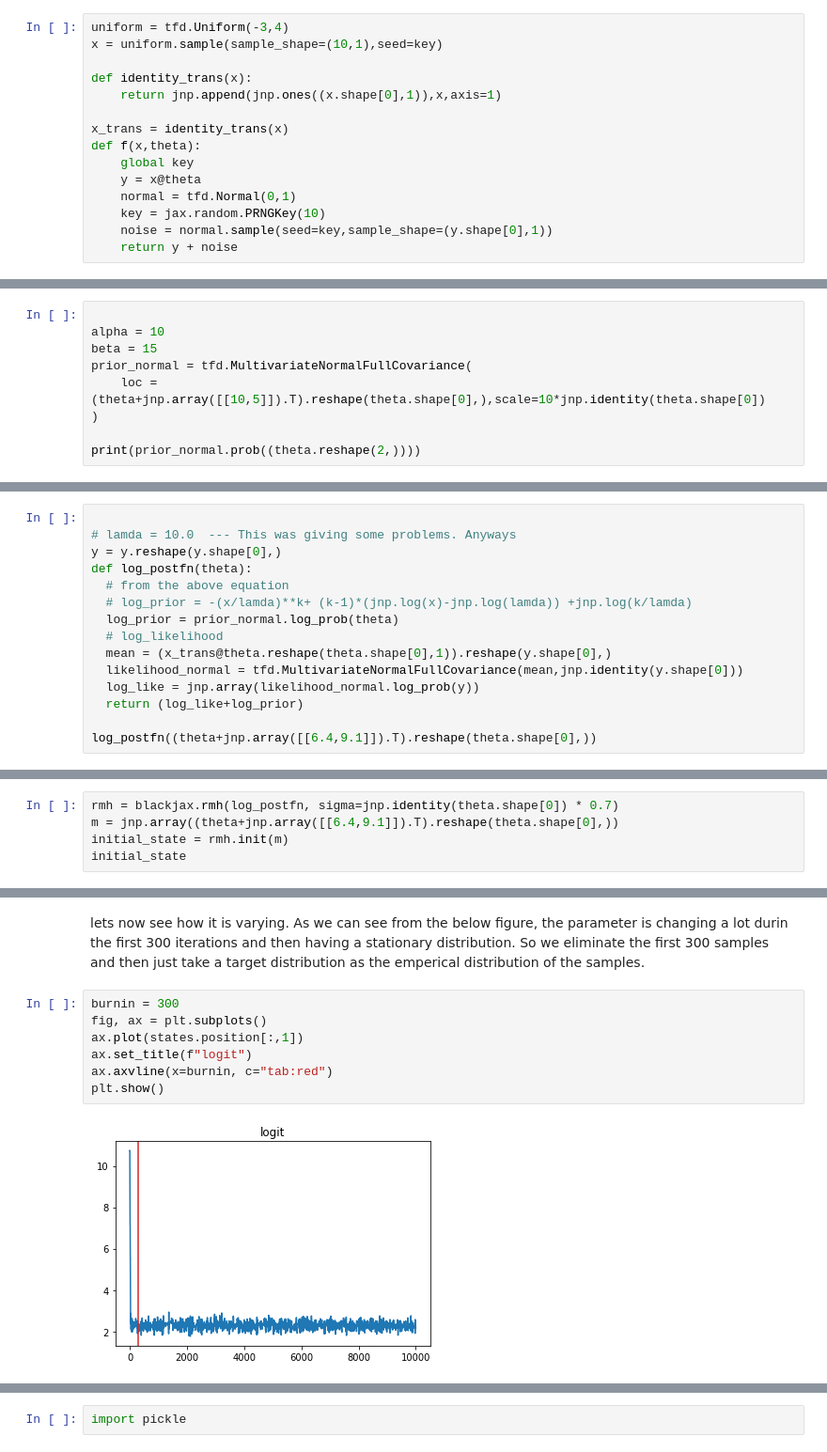
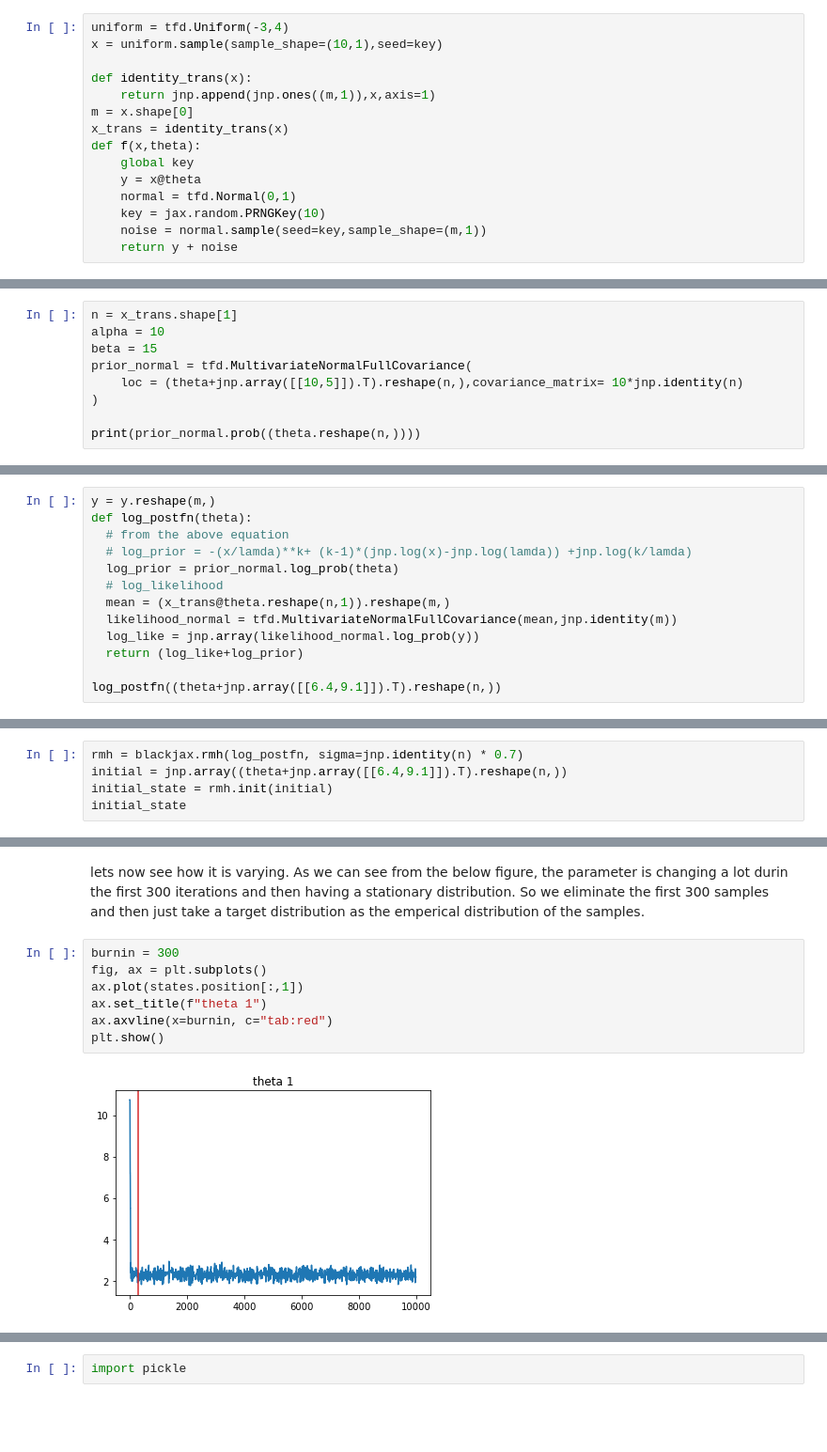
Before and after one commit to AnandShegde/pml_baselines, a Jupyter notebook: MCMC/MCMC for linear regression with normal distribution.ipynb, the cells around one changed output, grey strips where cells are left out. Shown at 94% size. Drawn from its saved outputs; the diff is of its cells as text; blank space fills up the shorter version.

```diff
--- a/MCMC/MCMC for linear regression with normal distribution.ipynb
+++ b/MCMC/MCMC for linear regression with normal distribution.ipynb
@@ -48,15 +41,15 @@ uniform = tfd.Uniform(-3,4)
 x = uniform.sample(sample_shape=(10,1),seed=key)
 
 def identity_trans(x):
-    return jnp.append(jnp.ones((x.shape[0],1)),x,axis=1)
-
+    return jnp.append(jnp.ones((m,1)),x,axis=1)
+m = x.shape[0]
 x_trans = identity_trans(x)
 def f(x,theta):
     global key
     y = x@theta
     normal = tfd.Normal(0,1)
     key = jax.random.PRNGKey(10)
-    noise = normal.sample(seed=key,sample_shape=(y.shape[0],1))
+    noise = normal.sample(seed=key,sample_shape=(m,1))
     return y + noise
 # %%
 theta = jnp.array([[4.0,2.3]]).T
@@ -129,31 +111,29 @@ The distribution is very dangerous. So lets just see the pdf (which we need) and
 
 Lets now look at how pdf varies if we vary the parameters of the funtion.
 # %%
-
+n = x_trans.shape[1]
 alpha = 10
 beta = 15
 prior_normal = tfd.MultivariateNormalFullCovariance(
-    loc = (theta+jnp.array([[10,5]]).T).reshape(theta.shape[0],),scale=10*jnp.identity(theta.shape[0])
+    loc = (theta+jnp.array([[10,5]]).T).reshape(n,),covariance_matrix= 10*jnp.identity(n)
 )
 
-print(prior_normal.prob((theta.reshape(2,))))
+print(prior_normal.prob((theta.reshape(n,))))
 # %% [output]
 3.072411e-05
 # %%
-
-# lamda = 10.0  --- This was giving some problems. Anyways
-y = y.reshape(y.shape[0],)
+y = y.reshape(m,)
 def log_postfn(theta):
   # from the above equation
   # log_prior = -(x/lamda)**k+ (k-1)*(jnp.log(x)-jnp.log(lamda)) +jnp.log(k/lamda)
   log_prior = prior_normal.log_prob(theta)
   # log_likelihood
-  mean = (x_trans@theta.reshape(theta.shape[0],1)).reshape(y.shape[0],)
-  likelihood_normal = tfd.MultivariateNormalFullCovariance(mean,jnp.identity(y.shape[0]))
+  mean = (x_trans@theta.reshape(n,1)).reshape(m,)
+  likelihood_normal = tfd.MultivariateNormalFullCovariance(mean,jnp.identity(m))
   log_like = jnp.array(likelihood_normal.log_prob(y))
   return (log_like+log_prior)
 
-log_postfn((theta+jnp.array([[6.4,9.1]]).T).reshape(theta.shape[0],))
+log_postfn((theta+jnp.array([[6.4,9.1]]).T).reshape(n,))
 # %% [output]
 DeviceArray(-2760.939, dtype=float32)
 # %% [markdown]
@@ -166,9 +146,9 @@ Things we have to do using jax
 *   rmh takes the log of posterior pdf and sigma is the walk length parameter. So give them.
 *   Then define the initial state of the rmh. This is done by just giving the initial value of whatever we are trying to estimate.
 # %%
-rmh = blackjax.rmh(log_postfn, sigma=jnp.identity(theta.shape[0]) * 0.7)
-m = jnp.array((theta+jnp.array([[6.4,9.1]]).T).reshape(theta.shape[0],))
-initial_state = rmh.init(m)
+rmh = blackjax.rmh(log_postfn, sigma=jnp.identity(n) * 0.7)
+initial = jnp.array((theta+jnp.array([[6.4,9.1]]).T).reshape(n,))
+initial_state = rmh.init(initial)
 initial_state
 # %% [output]
 RMHState(position=DeviceArray([10.4     , 11.400001], dtype=float32), log_probability=DeviceArray(-2760.939, dtype=float32))
@@ -196,9 +176,9 @@ lets now see how it is varying. As we can see from the below figure, the paramet
 # %%
 burnin = 300
 fig, ax = plt.subplots()
 ax.plot(states.position[:,1])
-ax.set_title(f"logit")
+ax.set_title(f"theta 1")
 ax.axvline(x=burnin, c="tab:red")
 plt.show()
 # %% [output]
-[figure, old version]
+[figure, new version]
```
Also changed, not shown: parts of 6 cells of this notebook, 5 other files.
